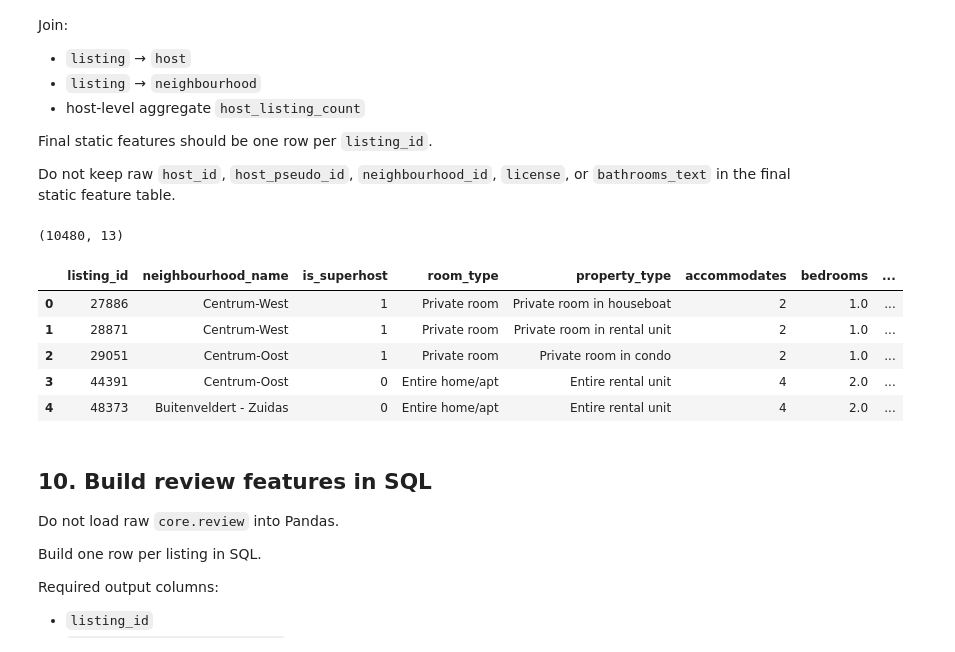
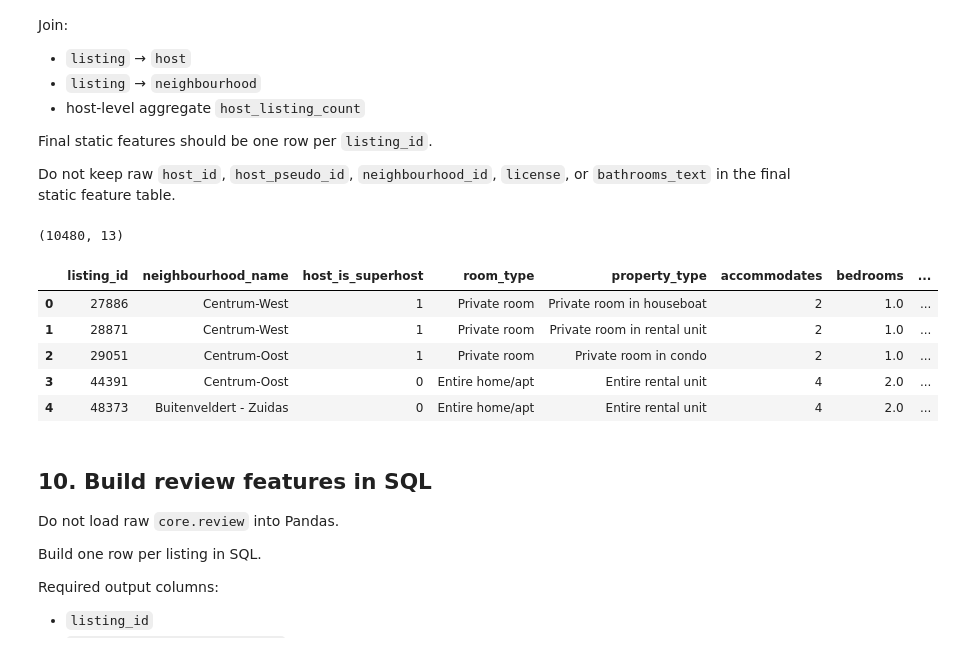
Before and after one commit to parastoobahmani/QB12_MLOps_HW2, a Jupyter notebook: 1/01_etl_pipeline_student.ipynb, the cells around one changed output. Saved outputs shown, nothing was run; the diff lists cells and outputs as text; code cells hidden in the pictures.

Commit message:
changing is_superhost to host_is_superhost

```diff
--- a/1/01_etl_pipeline_student.ipynb
+++ b/1/01_etl_pipeline_student.ipynb
@@ -117,11 +117,11 @@ Important:
 # for key in ["PGHOST", "PGPORT", "PGDATABASE", "PGUSER", "PGPASSWORD"]:
 #     os.environ.pop(key, None)
 
-DB_HOST = os.getenv("PGHOST", "")
-DB_PORT = int(os.getenv("PGPORT", ""))
-DB_NAME = os.getenv("PGDATABASE", "")
-DB_USER = os.getenv("PGUSER", "")
-DB_PASSWORD = os.getenv("PGPASSWORD", "")
+DB_HOST = os.getenv("PGHOST", "185.50.38.163")
+DB_PORT = int(os.getenv("PGPORT", "32112"))
+DB_NAME = os.getenv("PGDATABASE", "qbc12_airbnb")
+DB_USER = os.getenv("PGUSER", "student_parastoo_bahmani")
+DB_PASSWORD = os.getenv("PGPASSWORD", "FlFo6tUkhqG0muMcT9")
 
 
 if DB_USER == "student_your_username" or DB_PASSWORD == "student_your_password":
@@ -539,7 +550,7 @@ FROM core.listing;
 host_df = read_sql("""
 SELECT
     host_id,
-    is_superhost
+    is_superhost as host_is_superhost
 
 FROM core.host;
 """)
@@ -574,7 +585,7 @@ Required work:
 # TODO: normalize boolean columns.
 # Example target columns:
 listing_df["instant_bookable"] = listing_df["instant_bookable"].astype(int)
-host_df["is_superhost"] = host_df["is_superhost"].astype("boolean").astype("Int64")
+host_df["host_is_superhost"] = host_df["host_is_superhost"].astype("boolean").astype("Int64")
 
 
 
@@ -646,19 +657,19 @@ Do not keep raw `host_id`, `host_pseudo_id`, `neighbourhood_id`, `license`, or `
 x = """
 SELECT
     h.host_id,
-    h.is_superhost,
+    h.host_is_superhost,
     COUNT(*) AS num_listings
 FROM listing l
 JOIN host h
     ON h.host_id = l.host_id
-GROUP BY h.host_id, h.is_superhost;
+GROUP BY h.host_id, h.host_is_superhost;
 """
 
 #host_listing_features = read_sql(x)
 host_listing_features = (
     listing_df
     .merge(
-        host_df[["host_id", "is_superhost"]],
+        host_df[["host_id", "host_is_superhost"]],
         on="host_id",
         how="inner"
     )
@@ -679,7 +690,7 @@ base_listing_features
 
 # sql wise selecting / for my own practice
 x = f"""
-        select  l.listing_id, h.is_superhost, l.room_type, l.property_type, l.accommodates, l.bedrooms, l.beds, l.bathrooms_text,
+        select  l.listing_id, h.host_is_superhost, l.room_type, l.property_type, l.accommodates, l.bedrooms, l.beds, l.bathrooms_text,
             l.listing_price, l.minimum_nights, l.maximum_nights, l.instant_bookable, n.name as neighbourhood_name
             from listing l
             join host h
@@ -692,35 +703,35 @@ x = f"""
 
 
 # TODO: choose privacy-safe static feature columns.
 static_feature_cols = [
     "listing_id",
     "neighbourhood_name",
-    "is_superhost",
+    "host_is_superhost",
     "room_type",
     "property_type",
     "accommodates",
     "bedrooms",
     "beds",
     "bathrooms",
     "listing_price",
     "minimum_nights",
     "maximum_nights",
     "instant_bookable"
 
 ]
 
 static_features = base_listing_features[static_feature_cols].copy()
 
 assert static_features["listing_id"].duplicated().sum() == 0
 
 print(static_features.shape)
 static_features.head()
 #host_listing_features
 #base_listing_features
 #merged_df
 # %% [output]
 (10480, 13)
-|  | listing_id | neighbourhood_name | is_superhost | room_type | property_type | accommodates | bedrooms | ... |
+|  | listing_id | neighbourhood_name | host_is_superhost | room_type | property_type | accommodates | bedrooms | ... |
 | 0 | 27886 | Centrum-West | 1 | Private room | Private room in houseboat | 2 | 1.0 | ... |
 | 1 | 28871 | Centrum-West | 1 | Private room | Private room in rental unit | 2 | 1.0 | ... |
 | 2 | 29051 | Centrum-Oost | 1 | Private room | Private room in condo | 2 | 1.0 | ... |
```
Also changed, not shown: parts of 7 cells of this notebook, 3 other files.
